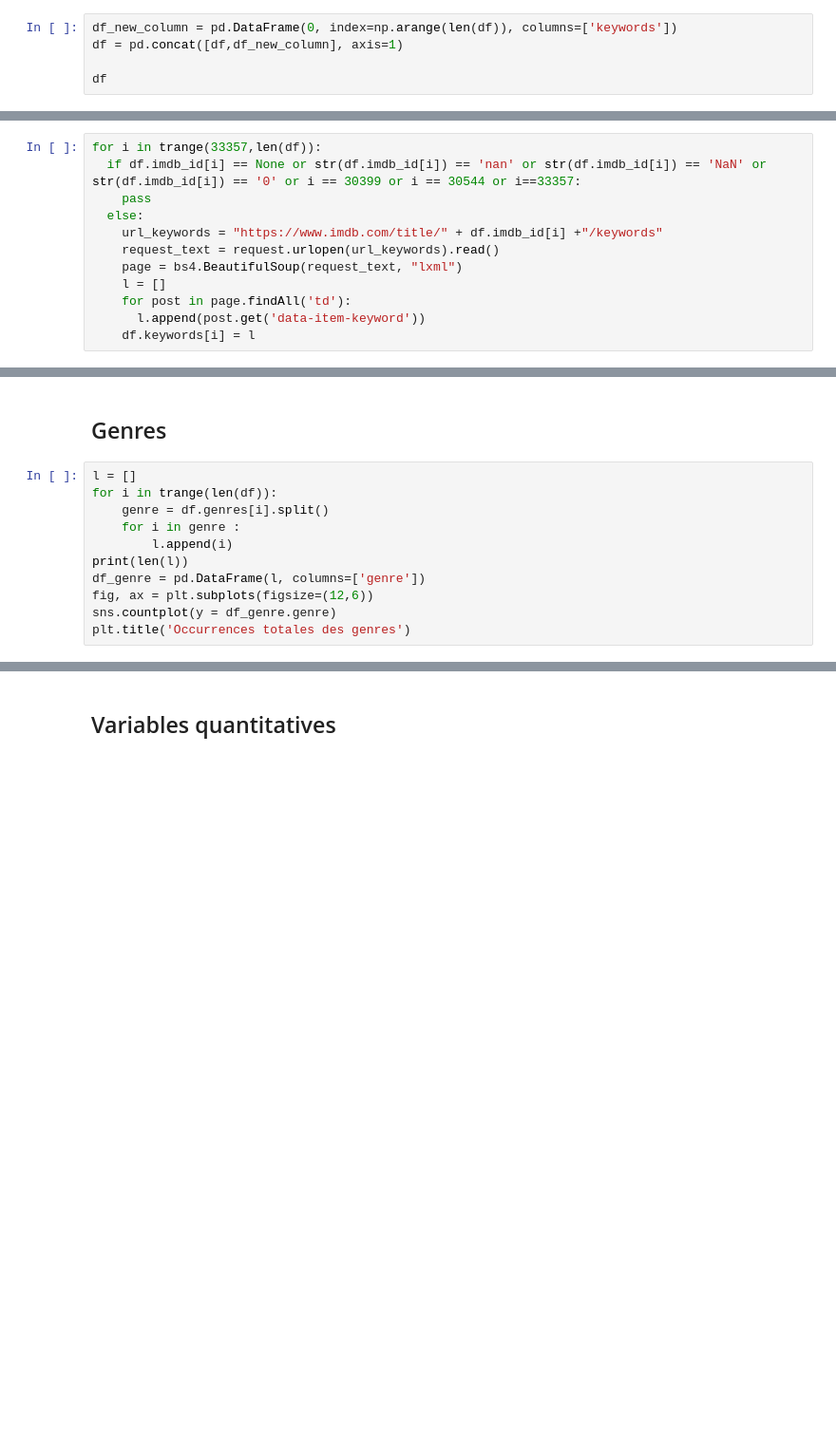
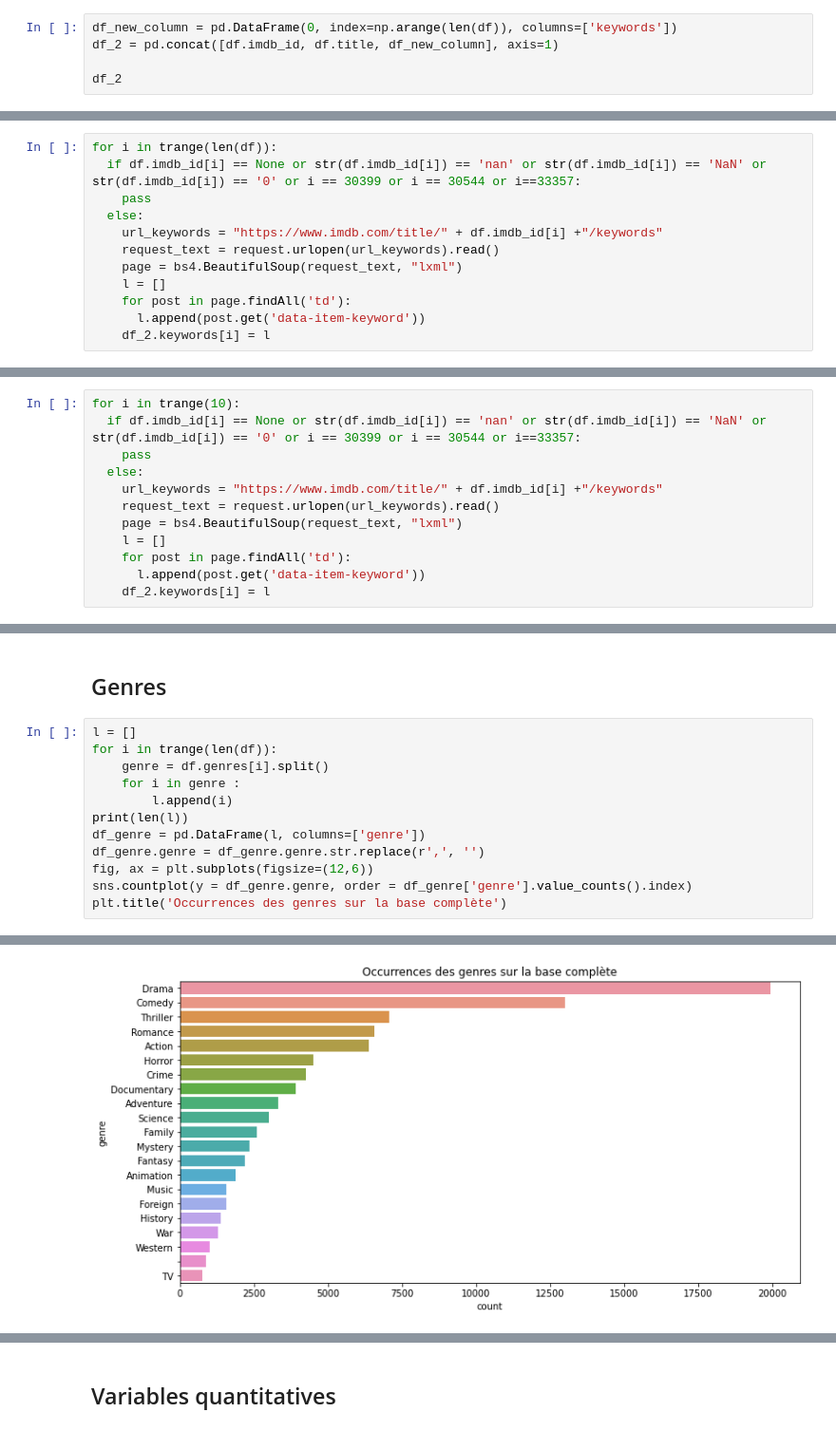
Before and after one commit to marie-ganon/Projet-Python-S1, a Jupyter notebook: Notebook Projet GANON-HE.ipynb, the cells around one changed output, grey strips where cells are left out. Shown at 95% size. Saved outputs shown, nothing was run; the diff lists cells and outputs as text; blank space fills up the shorter version.

```diff
--- a/Notebook Projet GANON-HE.ipynb
+++ b/Notebook Projet GANON-HE.ipynb
@@ -571,6 +572,6 @@ None
 On généralise la démarche à tous les films de la base, puis on stocke les mots-clés dans une nouvelle variable. Cependant, il a fallu exclure certains indices car nous avons constaté que pour ceux-ci, le lien https://www.imdb.com/title/imbd_id/keywords n'existait pas.
 # %%
 df_new_column = pd.DataFrame(0, index=np.arange(len(df)), columns=['keywords'])
-df = pd.concat([df,df_new_column], axis=1)
+df_2 = pd.concat([df.imdb_id, df.title, df_new_column], axis=1)
 
-df
+df_2
@@ -577,5 +592,5 @@ df
 # %%
-for i in trange(33357,len(df)):
+for i in trange(len(df)):
   if df.imdb_id[i] == None or str(df.imdb_id[i]) == 'nan' or str(df.imdb_id[i]) == 'NaN' or str(df.imdb_id[i]) == '0' or i == 30399 or i == 30544 or i==33357:
     pass
   else:
@@ -585,4 +600,4 @@ for i in trange(33357,len(df)):
     l = []
     for post in page.findAll('td'):
       l.append(post.get('data-item-keyword'))
-    df.keywords[i] = l
+    df_2.keywords[i] = l
@@ -588,0 +617,12 @@ for i in trange(33357,len(df)):
+# %%
+for i in trange(10):
+  if df.imdb_id[i] == None or str(df.imdb_id[i]) == 'nan' or str(df.imdb_id[i]) == 'NaN' or str(df.imdb_id[i]) == '0' or i == 30399 or i == 30544 or i==33357:
+    pass
+  else:
+    url_keywords = "https://www.imdb.com/title/" + df.imdb_id[i] +"/keywords"
+    request_text = request.urlopen(url_keywords).read()
+    page = bs4.BeautifulSoup(request_text, "lxml")
+    l = []
+    for post in page.findAll('td'):
+      l.append(post.get('data-item-keyword'))
+    df_2.keywords[i] = l
@@ -604,7 +660,8 @@ for i in trange(len(df)):
         l.append(i)
 print(len(l))
 df_genre = pd.DataFrame(l, columns=['genre'])
+df_genre.genre = df_genre.genre.str.replace(r',', '')
 fig, ax = plt.subplots(figsize=(12,6))
-sns.countplot(y = df_genre.genre)
-plt.title('Occurrences totales des genres')
+sns.countplot(y = df_genre.genre, order = df_genre['genre'].value_counts().index)
+plt.title('Occurrences des genres sur la base complète')
 # %% [output]
@@ -611,0 +670 @@ NameError: ignored
+[figure, added]
```
Also changed, not shown: parts of 39 cells of this notebook.
